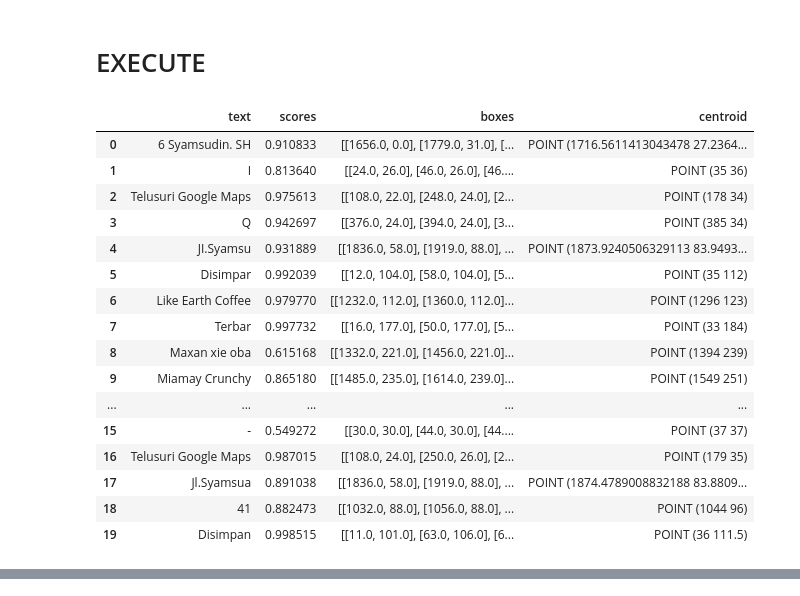
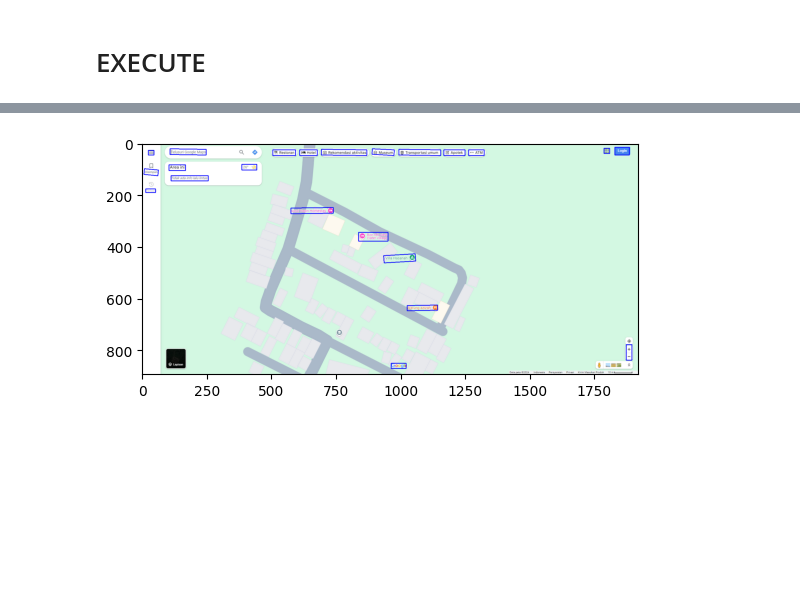
Before and after one commit to dwippu/Replikasi-Projek_SNAPWangi, a Jupyter notebook: code.ipynb, the cells around one changed output, grey strips where cells are left out. Drawn from its saved outputs; the diff is of its cells as text; code cells hidden in the pictures; blank space fills up the shorter version.

```diff
--- a/code.ipynb
+++ b/code.ipynb
@@ -129,6 +131,7 @@ def get_gmaps_link(lat, long, zoom_level):
 # %%
 def make_screenshot(driver:webdriver.Chrome, link:str, save_to:str):
     driver.get(link)
+    time.sleep(0.7)
     driver.save_screenshot(save_to)
 
     return save_to
@@ -142,7 +145,7 @@ def get_image_resolution(image_path:str):
 # %% [markdown]
 # OCR
 # %%
-def detect_text(image_path, bin=False, inv=False):
+def detect_text(image_path, bin=False, inv=False, link_map=""):
     # Path
     font_path = "C:/Windows/Fonts/arial.ttf"
 
@@ -159,7 +162,7 @@ def detect_text(image_path, bin=False, inv=False):
     scores = [line[1][1] for line in result[0]]
 
     boxes_centroid = [Polygon(line).centroid for line in boxes]
-    source = image_path
+    source = link_map
 
     return pd.DataFrame({'text': txts, 'scores': scores, 'boxes': boxes, 'centroid':boxes_centroid, 'source':source})
 # %% [markdown]
@@ -188,4 +201,10 @@ def cleaning_text(df_text):
 # %% [markdown]
 # COLLECT PLACE
+# %%
+def collect_place(destination, df):
+    df = df[~(df["text"].isin(destination["text"]))]
+    destination = pd.concat([destination, df], ignore_index=True, axis=0)
+    destination.reset_index(drop=True, inplace=True)
+    return destination
 # %% [markdown]
 # GET PLACE'S DETAIL
@@ -261,21 +333,28 @@ for i in range(len(grid3)):
 driver.quit()
-# %%
-df_result.head(20)
-# %% [output]
-|  | text | scores | boxes | centroid |
-| 0 | 6 Syamsudin. SH | 0.910833 | [[1656.0, 0.0], [1779.0, 31.0], [... | POINT (1716.5611413043478 27.2364... |
-| 1 | I | 0.813640 | [[24.0, 26.0], [46.0, 26.0], [46.... | POINT (35 36) |
-| 2 | Telusuri Google Maps | 0.975613 | [[108.0, 22.0], [248.0, 24.0], [2... | POINT (178 34) |
-| 3 | Q | 0.942697 | [[376.0, 24.0], [394.0, 24.0], [3... | POINT (385 34) |
-| 4 | JI.Syamsu | 0.931889 | [[1836.0, 58.0], [1919.0, 88.0], ... | POINT (1873.9240506329113 83.9493... |
-| 5 | Disimpar | 0.992039 | [[12.0, 104.0], [58.0, 104.0], [5... | POINT (35 112) |
-| 6 | Like Earth Coffee | 0.979770 | [[1232.0, 112.0], [1360.0, 112.0]... | POINT (1296 123) |
-| 7 | Terbar | 0.997732 | [[16.0, 177.0], [50.0, 177.0], [5... | POINT (33 184) |
-| 8 | Maxan xie oba | 0.615168 | [[1332.0, 221.0], [1456.0, 221.0]... | POINT (1394 239) |
-| 9 | Miamay Crunchy | 0.865180 | [[1485.0, 235.0], [1614.0, 239.0]... | POINT (1549 251) |
-| ... | ... | ... | ... | ... |
-| 15 | - | 0.549272 | [[30.0, 30.0], [44.0, 30.0], [44.... | POINT (37 37) |
-| 16 | Telusuri Google Maps | 0.987015 | [[108.0, 24.0], [250.0, 26.0], [2... | POINT (179 35) |
-| 17 | Jl.Syamsua | 0.891038 | [[1836.0, 58.0], [1919.0, 88.0], ... | POINT (1874.4789008832188 83.8809... |
-| 18 | 41 | 0.882473 | [[1032.0, 88.0], [1056.0, 88.0], ... | POINT (1044 96) |
-| 19 | Disimpan | 0.998515 | [[11.0, 101.0], [63.0, 106.0], [6... | POINT (36 111.5) |
+# %%
+#initiate browser
+driver = webdriver.Chrome(options=chrome_options)
+
+# first screenshoot
+path_first_screenshoot = make_screenshot(driver, get_gmaps_link(lat_test, long_test, zoom1), f"{path_output}screenshoot_zoom_1.png")
+
+df_result = pd.DataFrame()
+
+result = detect_text(path_first_screenshoot, link_map=get_gmaps_link(lat_test, long_test, zoom1))
+save_image_with_boxes(path_first_screenshoot,result['boxes'],f"{path_output}ocr_result/_test.png")
+
+# result2 = detect_text(path_first_screenshoot, inv=True, bin=True, link_map=get_gmaps_link(lat_test, long_test, zoom1))
+# save_image_with_boxes(path_first_screenshoot,result['boxes'],f"{path_output}ocr_result2/_test.png")
+
+df_result = pd.concat([df_result, result], ignore_index=True, axis=0)
+# df_result = pd.concat([df_result, result2], ignore_index=True, axis=0)
+
+for i, data in df_result.iterrows():
+    # buka lagi webnya
+    driver.get(data["source"])
+    time.sleep(1)
+    click_on_coordinates(driver,data["centroid"].x,data["centroid"].y)
+    time.sleep(7)
+
+driver.quit()
+# %% [output]
@@ -281,0 +365 @@ df_result.head(20)
+[figure, added]
```
Also changed, not shown: parts of 9 cells of this notebook, 4 other files.
